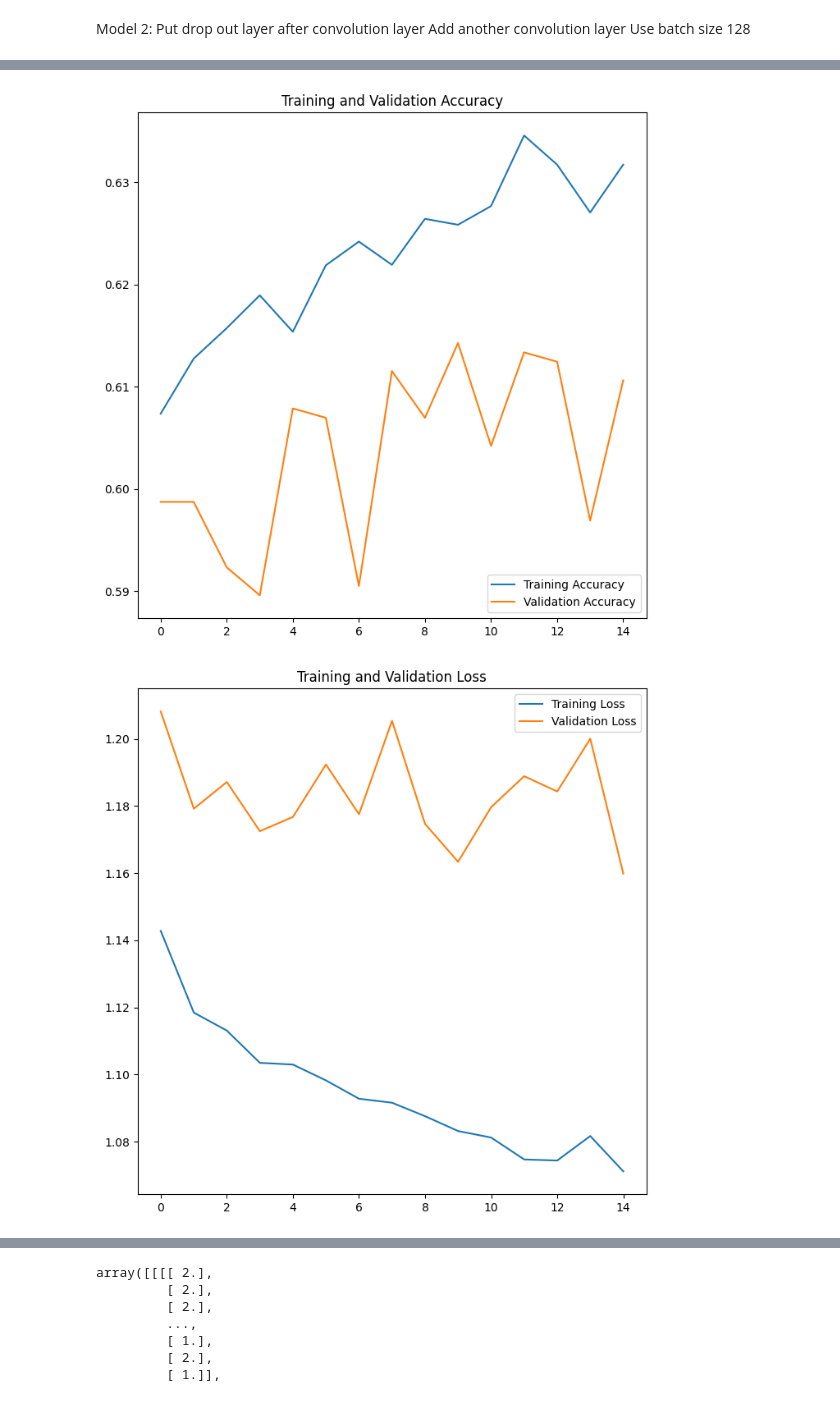
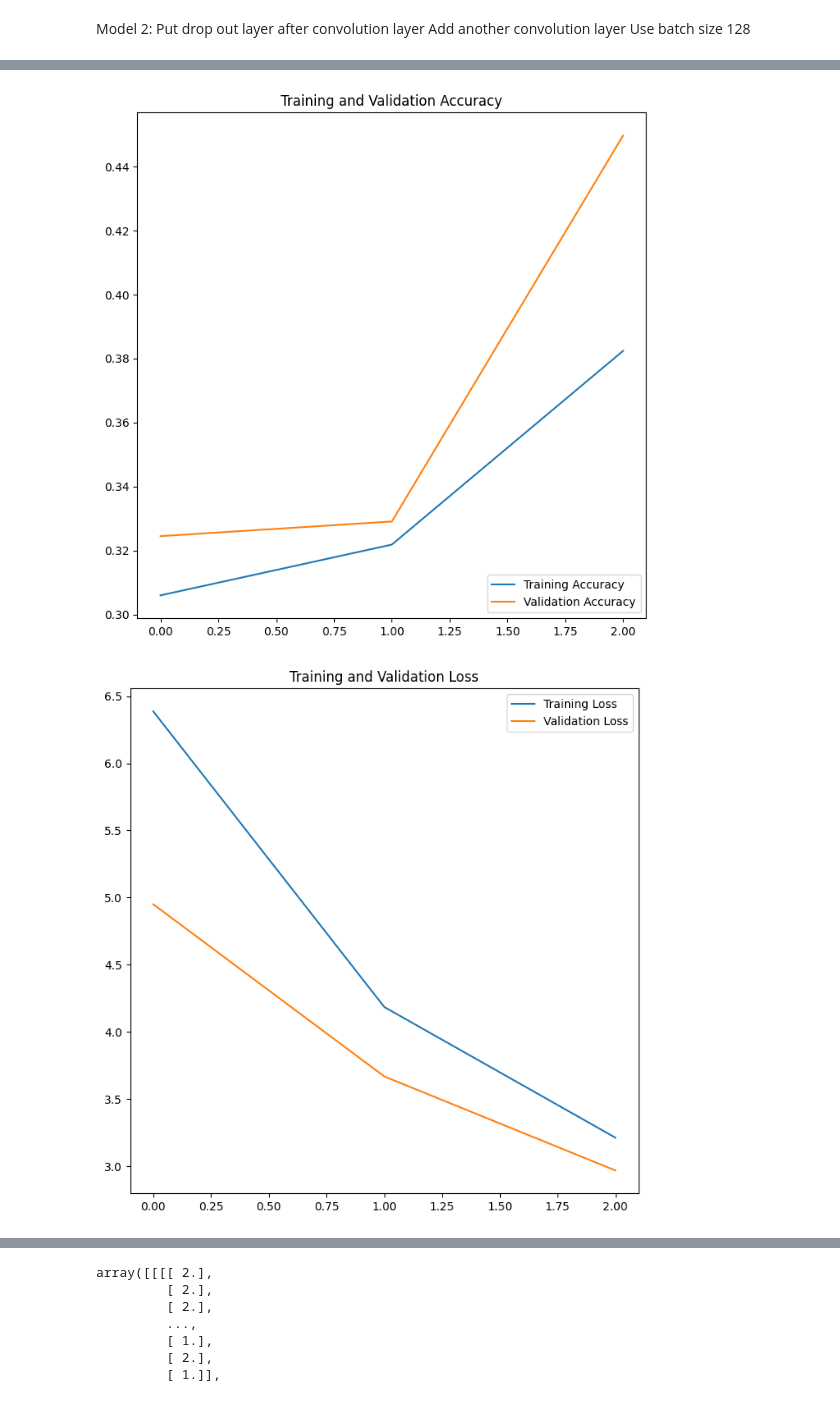
Before and after one commit to Campeone/CNN-Facial-Emotion-Detection, a Jupyter notebook: Facial_Emotion_Detection.ipynb, the cells around one changed output, grey strips where cells are left out. Saved outputs shown, nothing was run; the diff lists cells and outputs as text; code cells hidden in the pictures.

```diff
--- a/Facial_Emotion_Detection.ipynb
+++ b/Facial_Emotion_Detection.ipynb
@@ -404,2 +457,2 @@ Name: class, dtype: int64
 # %%
-y_test = test_images_csv['class']
+y_test = sub_test['class']
@@ -752,6 +835,7 @@ model = Sequential([
 num_classes = 7
 
 model1 = Sequential([
+  layers.Rescaling(scale=1.0/255, input_shape = (48, 48, 1)),
   layers.Conv2D(16, 3, padding='same', activation='relu'),
   layers.Conv2D(16, 3, padding='same', activation='relu'),
   layers.MaxPooling2D(pool_size=(2, 2)),
@@ -797,8 +881,9 @@ Non-trainable params: 0
 _________________________________________________________________
 # %%
 epochs=15
-history = model1.fit(
-  x = train_final_tensors, y = y_train, validation_data = (X_valid, y_valid), epochs=15
+history1 = model1.fit(
+  x = train_final_tensors, y = y_train, validation_data = (X_valid, y_valid), epochs=15,
+batch_size =
 )
 # %% [output]
 Epoch 1/15
@@ -889,7 +1433,7 @@ def loss_accuracy_curve(history):
     loss = history.history['loss']
     val_loss = history.history['val_loss']
 
-    epochs_range = range(epochs)
+    epochs_range = range(20)
 
     plt.figure(figsize=(8, 8))
     plt.plot(epochs_range, acc, label='Training Accuracy')
@@ -913,5 +1462,5 @@ loss_accuracy_curve(history)
 # %%
-loss_accuracy_curve(history)
+loss_accuracy_curve(history3)
 # %% [output]
-[figure, old version]
+[figure, new version]
-[figure, old version]
+[figure, new version]
```
Also changed, not shown: parts of 80 cells of this notebook.
